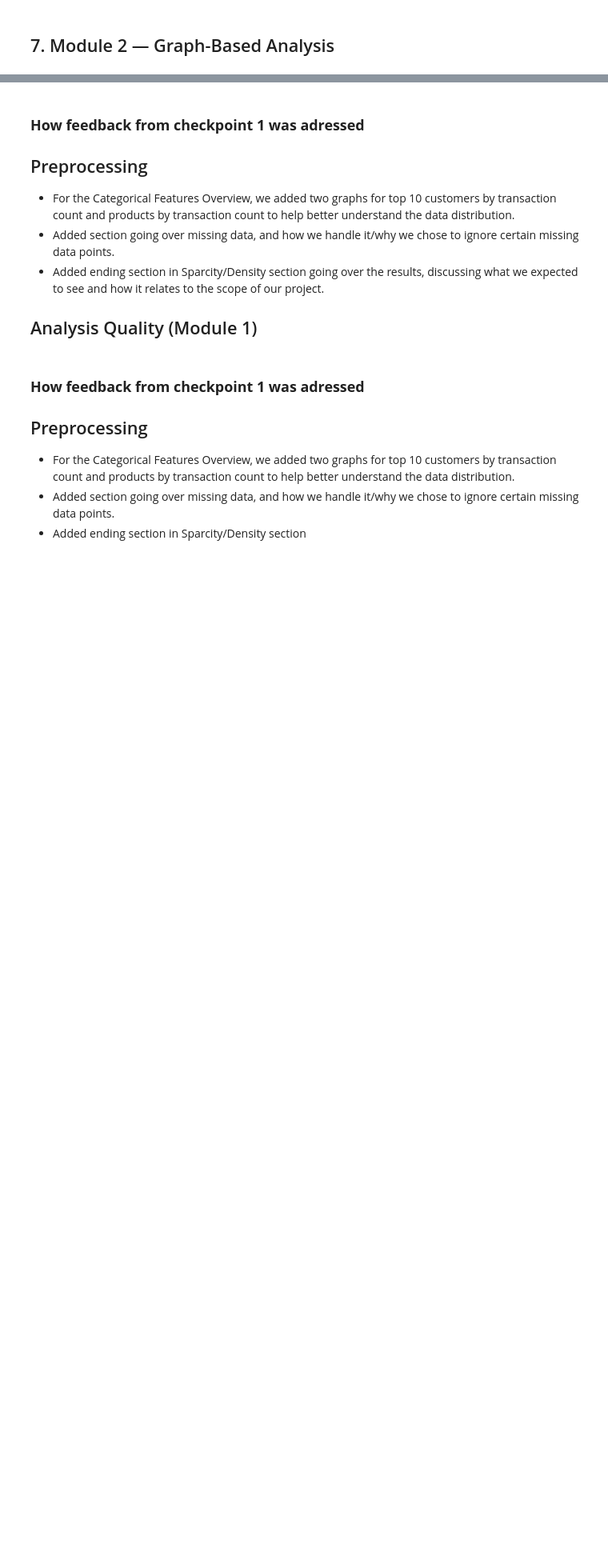
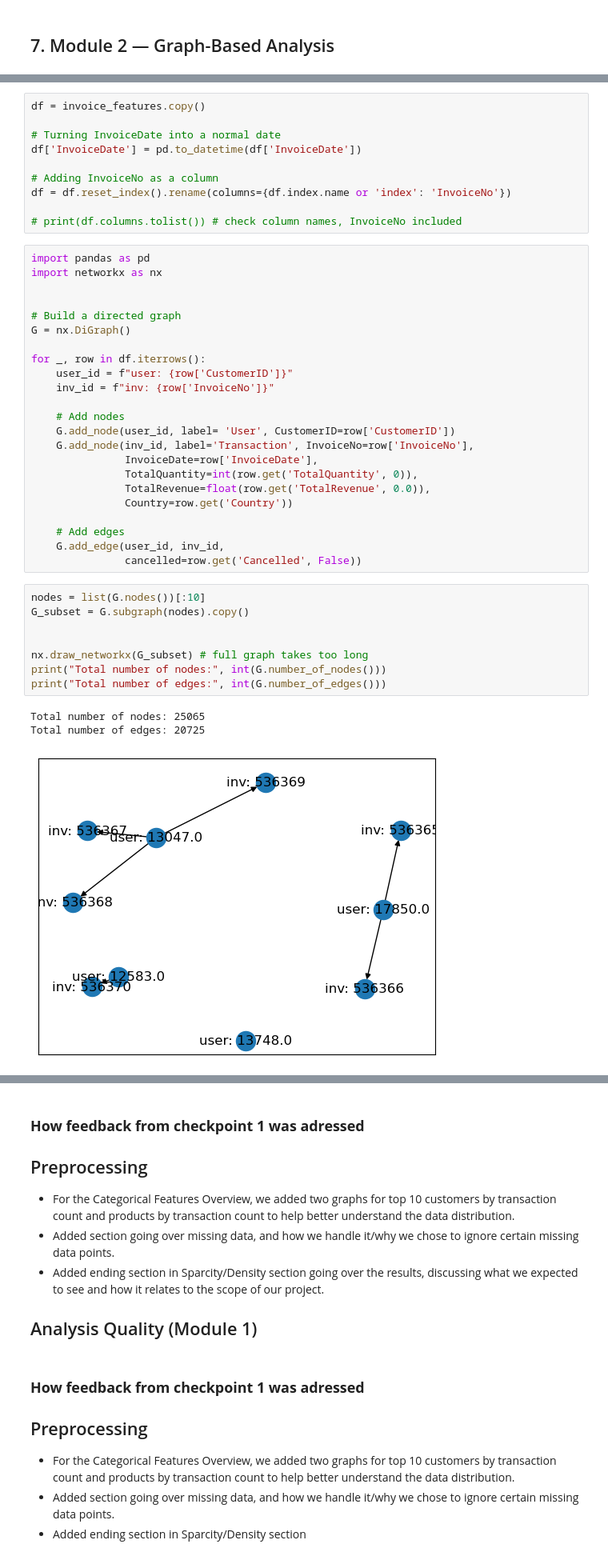
Before and after one commit to NouRALsaidD/data_mining_2026, a Jupyter notebook: data_mining_project_template.ipynb, the cells around one changed output, grey strips where cells are left out. Shown at 80% size. Saved outputs shown, nothing was run; the diff lists cells and outputs as text; blank space fills up the shorter version.

Commit message:
Build a graph

```diff
--- a/data_mining_project_template.ipynb
+++ b/data_mining_project_template.ipynb
@@ -1124 +1150,46 @@ In contrast, Isolation Forest detected only **29 anomalies** that were not flagg
+# %%
+df = invoice_features.copy()
+
+# Turning InvoiceDate into a normal date
+df['InvoiceDate'] = pd.to_datetime(df['InvoiceDate'])
+
+# Adding InvoiceNo as a column
+df = df.reset_index().rename(columns={df.index.name or 'index': 'InvoiceNo'})
+
+# print(df.columns.tolist()) # check column names, InvoiceNo included
+# %%
+import pandas as pd
+import networkx as nx
+
+
+# Build a directed graph
+G = nx.DiGraph()
+
+for _, row in df.iterrows():
+    user_id = f"user: {row['CustomerID']}"
+    inv_id = f"inv: {row['InvoiceNo']}"
+
+    # Add nodes
+    G.add_node(user_id, label= 'User', CustomerID=row['CustomerID'])
+    G.add_node(inv_id, label='Transaction', InvoiceNo=row['InvoiceNo'],
+               InvoiceDate=row['InvoiceDate'],
+               TotalQuantity=int(row.get('TotalQuantity', 0)),
+               TotalRevenue=float(row.get('TotalRevenue', 0.0)),
+               Country=row.get('Country'))
+
+    # Add edges
+    G.add_edge(user_id, inv_id,
+               cancelled=row.get('Cancelled', False))
+# %%
+nodes = list(G.nodes())[:10]
+G_subset = G.subgraph(nodes).copy()
+
+
+nx.draw_networkx(G_subset) # full graph takes too long
+print("Total number of nodes:", int(G.number_of_nodes()))
+print("Total number of edges:", int(G.number_of_edges()))
+# %% [output]
+Total number of nodes: 25065
+Total number of edges: 20725
+[figure, added]
 # %%
```
Also changed, not shown: parts of 10 cells of this notebook.
